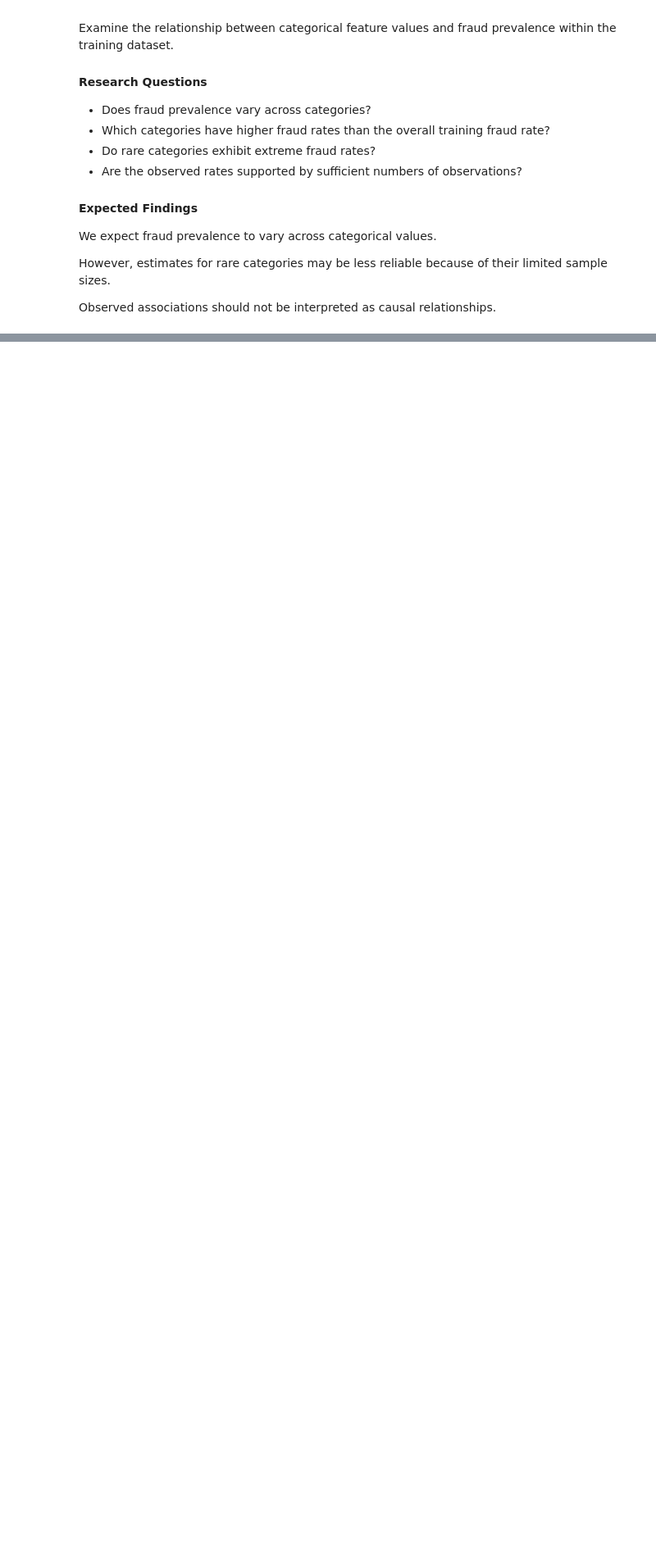
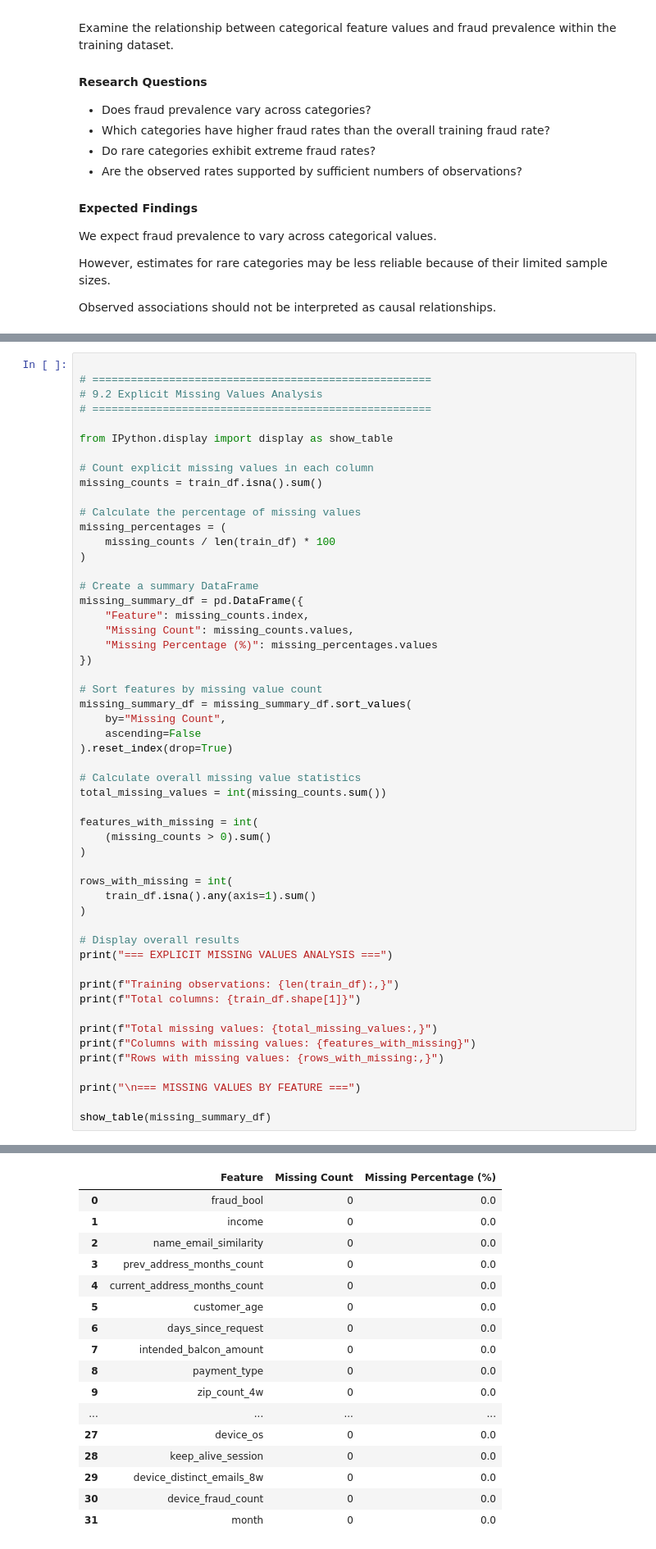
Before and after one commit to fidaaarrabi/ml-project-bank-fraud-detection, a Jupyter notebook: notebooks/01_stage1_dataset_study.ipynb, the cells around one changed output, grey strips where cells are left out. Shown at 82% size. Cells and saved outputs as stored; diff of their text form; blank space fills up the shorter version.

```diff
--- a/notebooks/01_stage1_dataset_study.ipynb
+++ b/notebooks/01_stage1_dataset_study.ipynb
@@ -1797,0 +2129,54 @@ Overall training fraud rate: 0.9975%
+# %%
+
+# =====================================================
+# 9.2 Explicit Missing Values Analysis
+# =====================================================
+
+from IPython.display import display as show_table
+
+# Count explicit missing values in each column
+missing_counts = train_df.isna().sum()
+
+# Calculate the percentage of missing values
+missing_percentages = (
+    missing_counts / len(train_df) * 100
+)
+
+# Create a summary DataFrame
+missing_summary_df = pd.DataFrame({
+    "Feature": missing_counts.index,
+    "Missing Count": missing_counts.values,
+    "Missing Percentage (%)": missing_percentages.values
+})
+
+# Sort features by missing value count
+missing_summary_df = missing_summary_df.sort_values(
+    by="Missing Count",
+    ascending=False
+).reset_index(drop=True)
+
+# Calculate overall missing value statistics
+total_missing_values = int(missing_counts.sum())
+
+features_with_missing = int(
+    (missing_counts > 0).sum()
+)
+
+rows_with_missing = int(
+    train_df.isna().any(axis=1).sum()
+)
+
+# Display overall results
+print("=== EXPLICIT MISSING VALUES ANALYSIS ===")
+
+print(f"Training observations: {len(train_df):,}")
+print(f"Total columns: {train_df.shape[1]}")
+
+print(f"Total missing values: {total_missing_values:,}")
+print(f"Columns with missing values: {features_with_missing}")
+print(f"Rows with missing values: {rows_with_missing:,}")
+
+print("\n=== MISSING VALUES BY FEATURE ===")
+
+show_table(missing_summary_df)
+# %% [output]
@@ -1797,0 +2191,17 @@ Overall training fraud rate: 0.9975%
+|  | Feature | Missing Count | Missing Percentage (%) |
+| 0 | fraud_bool | 0 | 0.0 |
+| 1 | income | 0 | 0.0 |
+| 2 | name_email_similarity | 0 | 0.0 |
+| 3 | prev_address_months_count | 0 | 0.0 |
+| 4 | current_address_months_count | 0 | 0.0 |
+| 5 | customer_age | 0 | 0.0 |
+| 6 | days_since_request | 0 | 0.0 |
+| 7 | intended_balcon_amount | 0 | 0.0 |
+| 8 | payment_type | 0 | 0.0 |
+| 9 | zip_count_4w | 0 | 0.0 |
+| ... | ... | ... | ... |
+| 27 | device_os | 0 | 0.0 |
+| 28 | keep_alive_session | 0 | 0.0 |
+| 29 | device_distinct_emails_8w | 0 | 0.0 |
+| 30 | device_fraud_count | 0 | 0.0 |
+| 31 | month | 0 | 0.0 |
```
Also changed, not shown: parts of 14 cells of this notebook.
